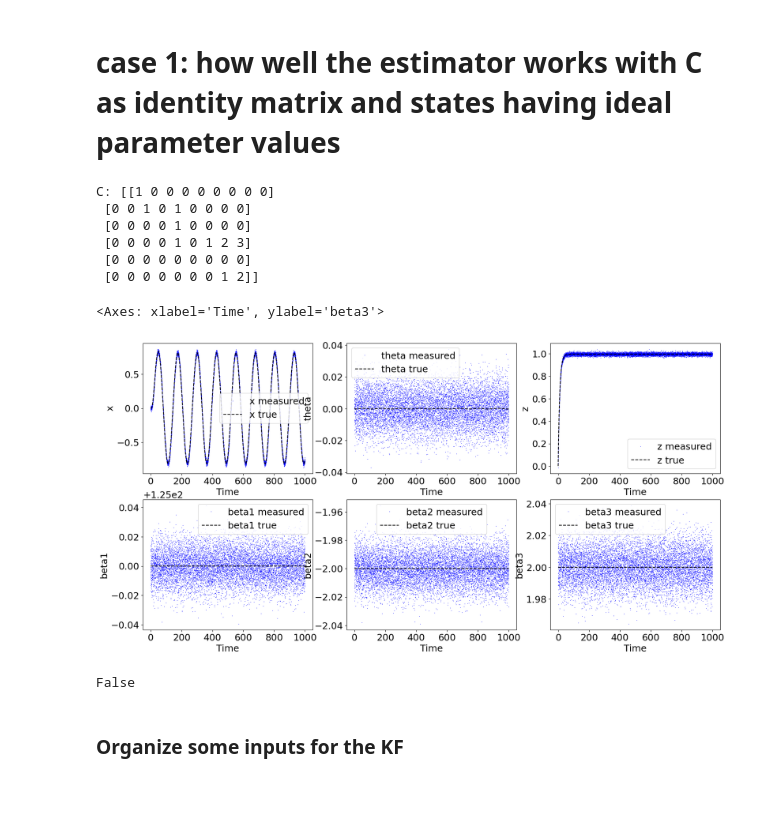
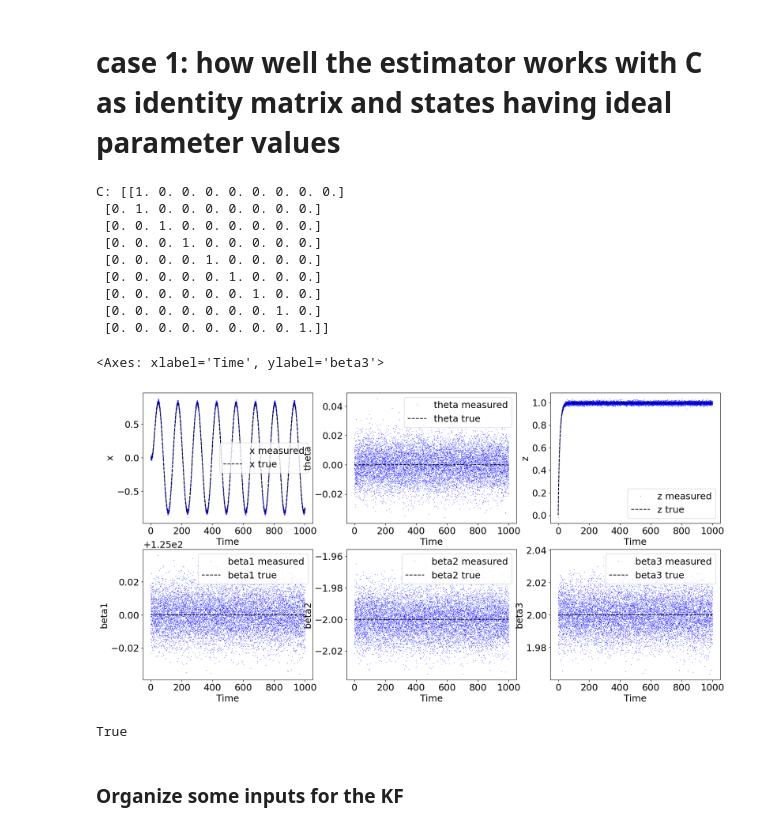
Before and after one commit to tamzeed-toha/Nonlinear_and_Data_Driven_Estimation, a Jupyter notebook: project/phase_02.ipynb, the cells around one changed output. Saved outputs shown, nothing was run; the diff lists cells and outputs as text; code cells hidden in the pictures; blank space fills up the shorter version.

```diff
--- a/project/phase_02.ipynb
+++ b/project/phase_02.ipynb
@@ -214,13 +214,13 @@ X = np.vstack([X, parameter_states])
 # %%
 C = np.eye(B.shape[0]) # case 1: we measure all states
 
-# case 2: few states
-C = np.array([[1, 0, 0, 0, 0, 0, 0, 0, 0],
-                [0, 0, 1, 0, 1, 0, 0, 0, 0],
-                [0, 0, 0, 0, 1, 0, 0, 0, 0],
-                [0, 0, 0, 0, 1, 0, 1, 2, 3],
-                [0, 0, 0, 0, 0, 0, 0, 0, 0],
-                [0, 0, 0, 0, 0, 0, 0, 1, 2]])
+# # case 2: few states
+# C = np.array([[1, 0, 0, 0, 0, 0, 0, 0, 0],
+#                 [0, 0, 1, 0, 1, 0, 0, 0, 0],
+#                 [0, 0, 0, 0, 1, 0, 0, 0, 0],
+#                 [0, 0, 0, 0, 1, 0, 1, 2, 3],
+#                 [0, 0, 0, 0, 0, 0, 0, 0, 0],
+#                 [0, 0, 0, 0, 0, 0, 0, 1, 2]])
 
 
 v = [0.01, 0.001, 0.02, 0.02, 0.01, 0.001, 0.01, 0.01, 0.01]
@@ -235,46 +235,49 @@ def new_h(x, v):
 
     return (y + noise).tolist()
 
 Y = np.vstack( [new_h(X[:,i], v) for i in range(X.shape[1]) ] ).T
 
 figrows = 2
 figcols = 3
 fig, axs = plt.subplots(figrows, figcols, figsize=(20, 10))
 axes = (ax for ax in axs.flatten())
 
 
 ax = next(axes)
 plot_tme(t, x, Y[2,:], None, label_var='x', ax=ax)
 
 ax = next(axes)
 plot_tme(t, theta, Y[0,:], None, label_var='theta', ax=ax)
 
 ax = next(axes)
 plot_tme(t, z, Y[4,:], None, label_var='z', ax=ax)
 
 ax = next(axes)
 plot_tme(t, X[-3,:], Y[-3,:], None, label_var='beta1', ax=ax)
 
 ax = next(axes)
 plot_tme(t, X[-2,:], Y[-2,:], None, label_var='beta2', ax=ax)
 
 ax = next(axes)
 plot_tme(t, X[-1,:], Y[-1,:], None, label_var='beta3', ax=ax)
 # %% [output]
-C: [[1 0 0 0 0 0 0 0 0]
- [0 0 1 0 1 0 0 0 0]
- [0 0 0 0 1 0 0 0 0]
- [0 0 0 0 1 0 1 2 3]
- [0 0 0 0 0 0 0 0 0]
- [0 0 0 0 0 0 0 1 2]]
+C: [[1. 0. 0. 0. 0. 0. 0. 0. 0.]
+ [0. 1. 0. 0. 0. 0. 0. 0. 0.]
+ [0. 0. 1. 0. 0. 0. 0. 0. 0.]
+ [0. 0. 0. 1. 0. 0. 0. 0. 0.]
+ [0. 0. 0. 0. 1. 0. 0. 0. 0.]
+ [0. 0. 0. 0. 0. 1. 0. 0. 0.]
+ [0. 0. 0. 0. 0. 0. 1. 0. 0.]
+ [0. 0. 0. 0. 0. 0. 0. 1. 0.]
+ [0. 0. 0. 0. 0. 0. 0. 0. 1.]]
 <Axes: xlabel='Time', ylabel='beta3'>
-[figure, old version]
+[figure, new version]
 # %%
 # is the system observable?
 bigO = ct.obsv(A, C)
 np.linalg.matrix_rank(bigO) == A.shape[0]
 # %% [output]
-False
+True
 # %% [markdown]
 ### Organize some inputs for the KF
 # %%
```
Also changed, not shown: parts of 4 cells of this notebook, 4 other files.
